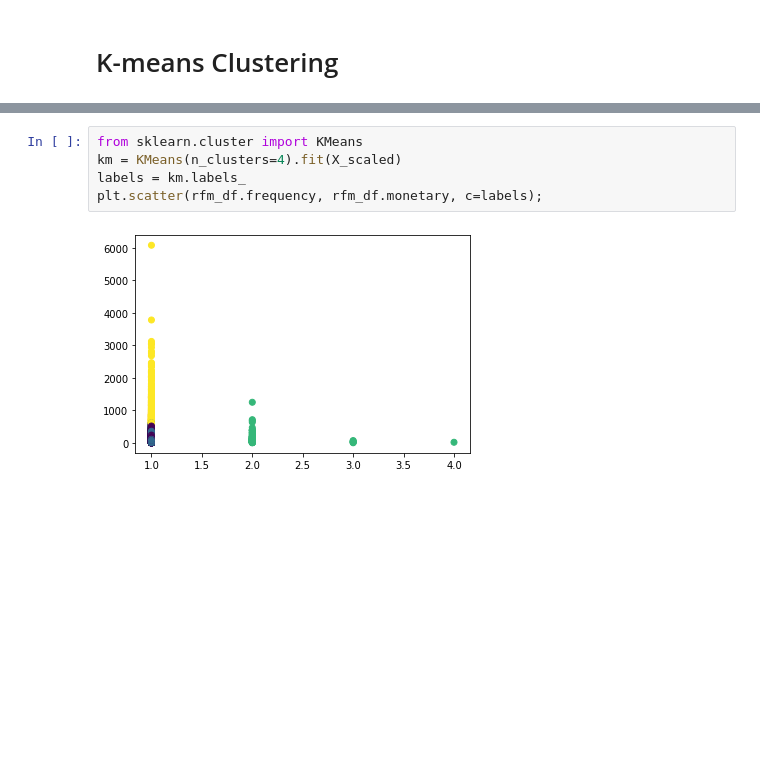
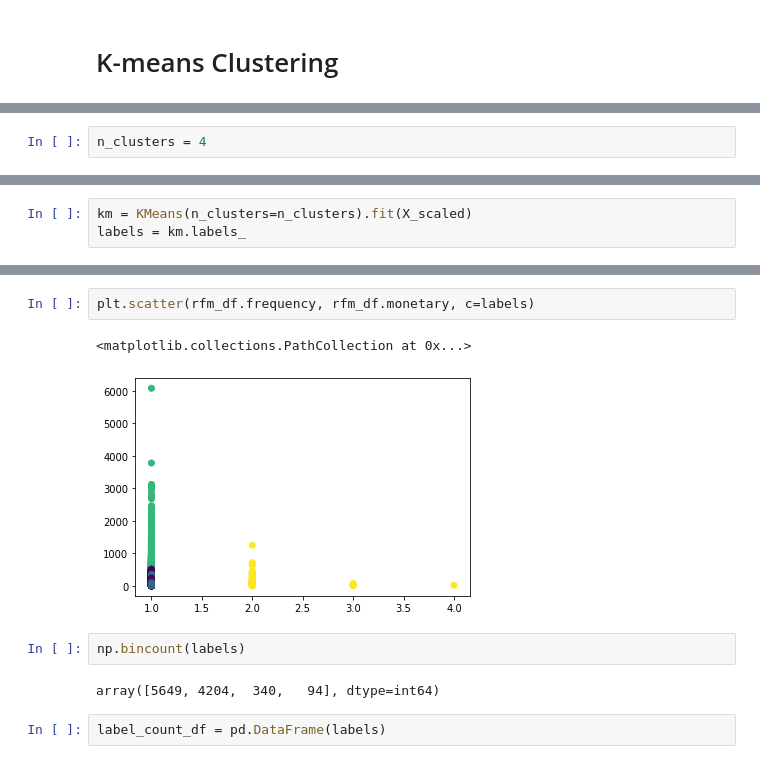
Before and after one commit to alireza-alizadegan/e-commerce-Sales, a Jupyter notebook: Brazil/Customer Segmentation.ipynb, the cells around one changed output, grey strips where cells are left out. Cells and saved outputs as stored; diff of their text form; blank space fills up the shorter version.

```diff
--- a/Brazil/Customer Segmentation.ipynb
+++ b/Brazil/Customer Segmentation.ipynb
@@ -246,0 +263,2 @@ X_scaled = scaler.fit_transform(rfm_df)
+# %%
+n_clusters = 4
@@ -246,0 +267,3 @@ X_scaled = scaler.fit_transform(rfm_df)
+# %%
+km = KMeans(n_clusters=n_clusters).fit(X_scaled)
+labels = km.labels_
@@ -247,7 +275,11 @@ X_scaled = scaler.fit_transform(rfm_df)
 # %%
-from sklearn.cluster import KMeans
-km = KMeans(n_clusters=4).fit(X_scaled)
-labels = km.labels_
-plt.scatter(rfm_df.frequency, rfm_df.monetary, c=labels);
+plt.scatter(rfm_df.frequency, rfm_df.monetary, c=labels)
 # %% [output]
+<matplotlib.collections.PathCollection at 0x...>
-[figure, old version]
+[figure, new version]
+# %%
+np.bincount(labels)
+# %% [output]
+array([5649, 4204,  340,   94], dtype=int64)
+# %%
+label_count_df = pd.DataFrame(labels)
```
Also changed, not shown: parts of 11 cells of this notebook, 3 other files.
